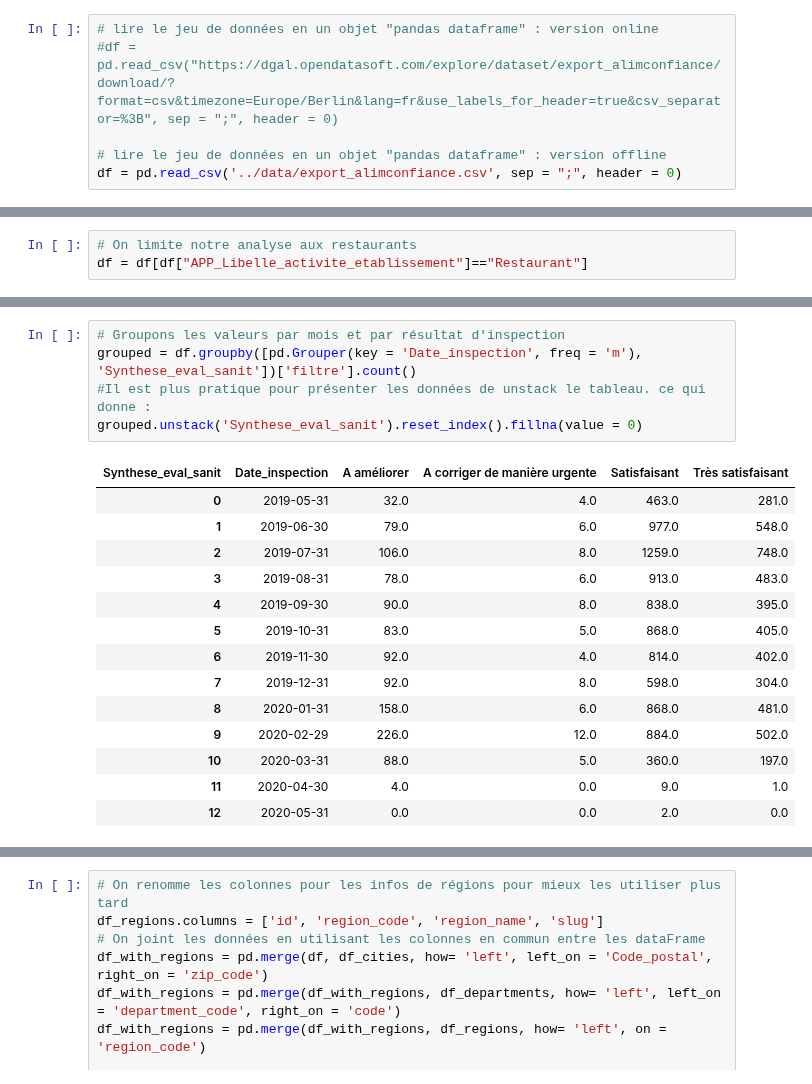
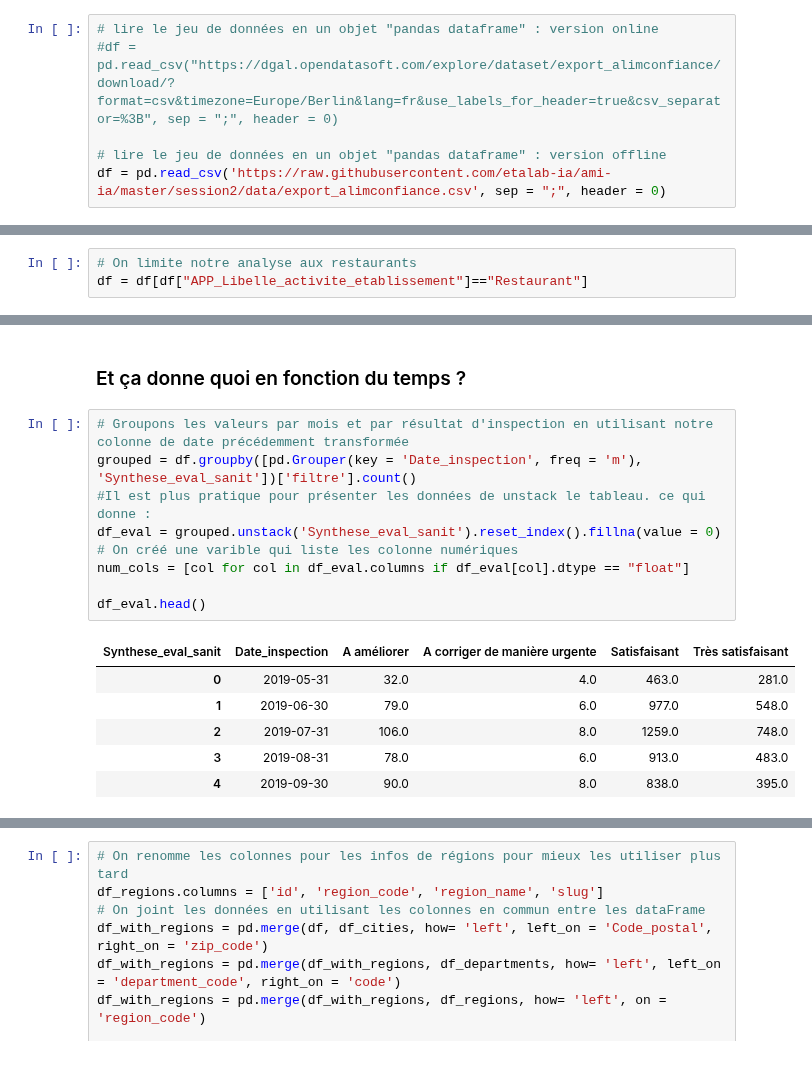
Before and after one commit to etalab-ia/ami-ia, a Jupyter notebook: session2/introduction_a_la_data_visualisation.ipynb, the cells around one changed output, grey strips where cells are left out. Cells and saved outputs as stored; diff of their text form.

```diff
--- a/session2/introduction_a_la_data_visualisation.ipynb
+++ b/session2/introduction_a_la_data_visualisation.ipynb
@@ -53,7 +54,7 @@ import seaborn as sns
 #df = pd.read_csv("https://dgal.opendatasoft.com/explore/dataset/export_alimconfiance/download/?format=csv&timezone=Europe/Berlin&lang=fr&use_labels_for_header=true&csv_separator=%3B", sep = ";", header = 0)
 
 # lire le jeu de données en un objet "pandas dataframe" : version offline
-df = pd.read_csv('../data/export_alimconfiance.csv', sep = ";", header = 0)
+df = pd.read_csv('https://raw.githubusercontent.com/etalab-ia/ami-ia/master/session2/data/export_alimconfiance.csv', sep = ";", header = 0)
 # %% [markdown]
 ## A quoi ressemblent nos données ?
 # %%
@@ -171,20 +156,18 @@ grouped.unstack('Synthese_eval_sanit').reset_index().fillna(value = 0)
+# %% [markdown]
+### Et ça donne quoi en fonction du temps ?
 # %%
-# Groupons les valeurs par mois et par résultat d'inspection
+# Groupons les valeurs par mois et par résultat d'inspection en utilisant notre colonne de date précédemment transformée
 grouped = df.groupby([pd.Grouper(key = 'Date_inspection', freq = 'm'), 'Synthese_eval_sanit'])['filtre'].count()
 #Il est plus pratique pour présenter les données de unstack le tableau. ce qui donne :
-grouped.unstack('Synthese_eval_sanit').reset_index().fillna(value = 0)
+df_eval = grouped.unstack('Synthese_eval_sanit').reset_index().fillna(value = 0)
+# On créé une varible qui liste les colonne numériques
+num_cols = [col for col in df_eval.columns if df_eval[col].dtype == "float"]
+
+df_eval.head()
 # %% [output]
 | Synthese_eval_sanit | Date_inspection | A améliorer | A corriger de manière urgente | Satisfaisant | Très satisfaisant |
 | 0 | 2019-05-31 | 32.0 | 4.0 | 463.0 | 281.0 |
 | 1 | 2019-06-30 | 79.0 | 6.0 | 977.0 | 548.0 |
 | 2 | 2019-07-31 | 106.0 | 8.0 | 1259.0 | 748.0 |
 | 3 | 2019-08-31 | 78.0 | 6.0 | 913.0 | 483.0 |
 | 4 | 2019-09-30 | 90.0 | 8.0 | 838.0 | 395.0 |
-| 5 | 2019-10-31 | 83.0 | 5.0 | 868.0 | 405.0 |
-| 6 | 2019-11-30 | 92.0 | 4.0 | 814.0 | 402.0 |
-| 7 | 2019-12-31 | 92.0 | 8.0 | 598.0 | 304.0 |
-| 8 | 2020-01-31 | 158.0 | 6.0 | 868.0 | 481.0 |
-| 9 | 2020-02-29 | 226.0 | 12.0 | 884.0 | 502.0 |
-| 10 | 2020-03-31 | 88.0 | 5.0 | 360.0 | 197.0 |
-| 11 | 2020-04-30 | 4.0 | 0.0 | 9.0 | 1.0 |
-| 12 | 2020-05-31 | 0.0 | 0.0 | 2.0 | 0.0 |
```
Also changed, not shown: parts of 37 cells of this notebook.
